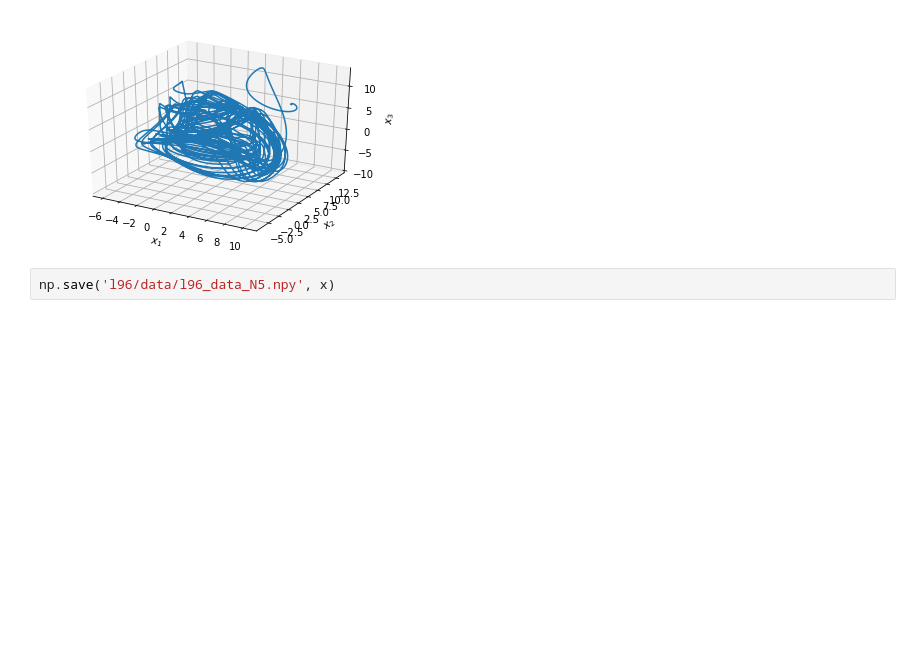
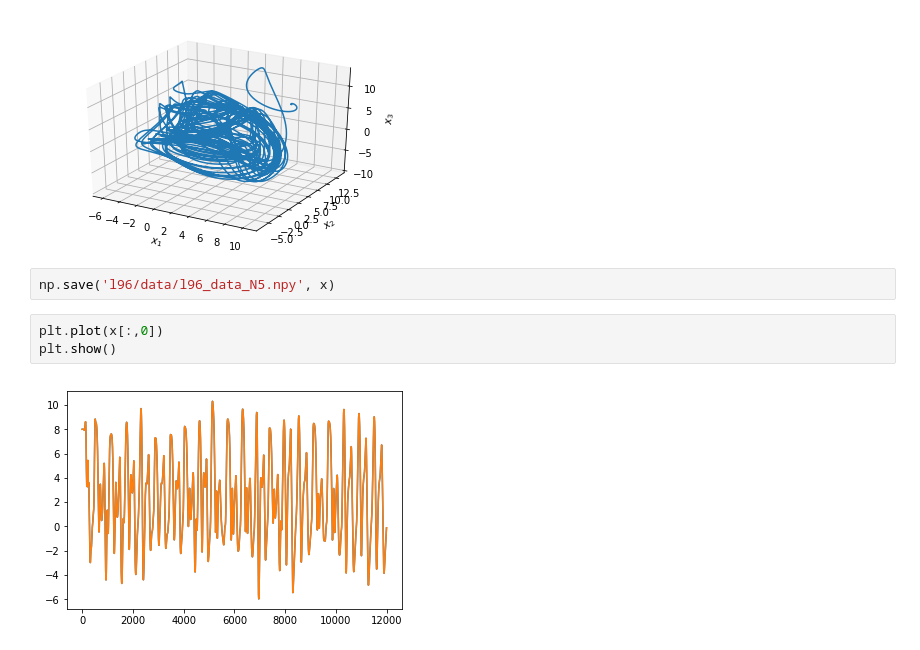
Before and after one commit to Steffandeu/nnetDA, a Jupyter notebook: Lorenz96.ipynb, the cells around one changed output. Drawn from its saved outputs; the diff is of its cells as text; blank space fills up the shorter version.

```diff
--- a/Lorenz96.ipynb
+++ b/Lorenz96.ipynb
@@ -43,3 +43,8 @@ plt.show()
 [figure]
 # %%
 np.save('l96/data/l96_data_N5.npy', x)
+# %%
+plt.plot(x[:,0])
+plt.show()
+# %% [output]
+[figure, added]
```
